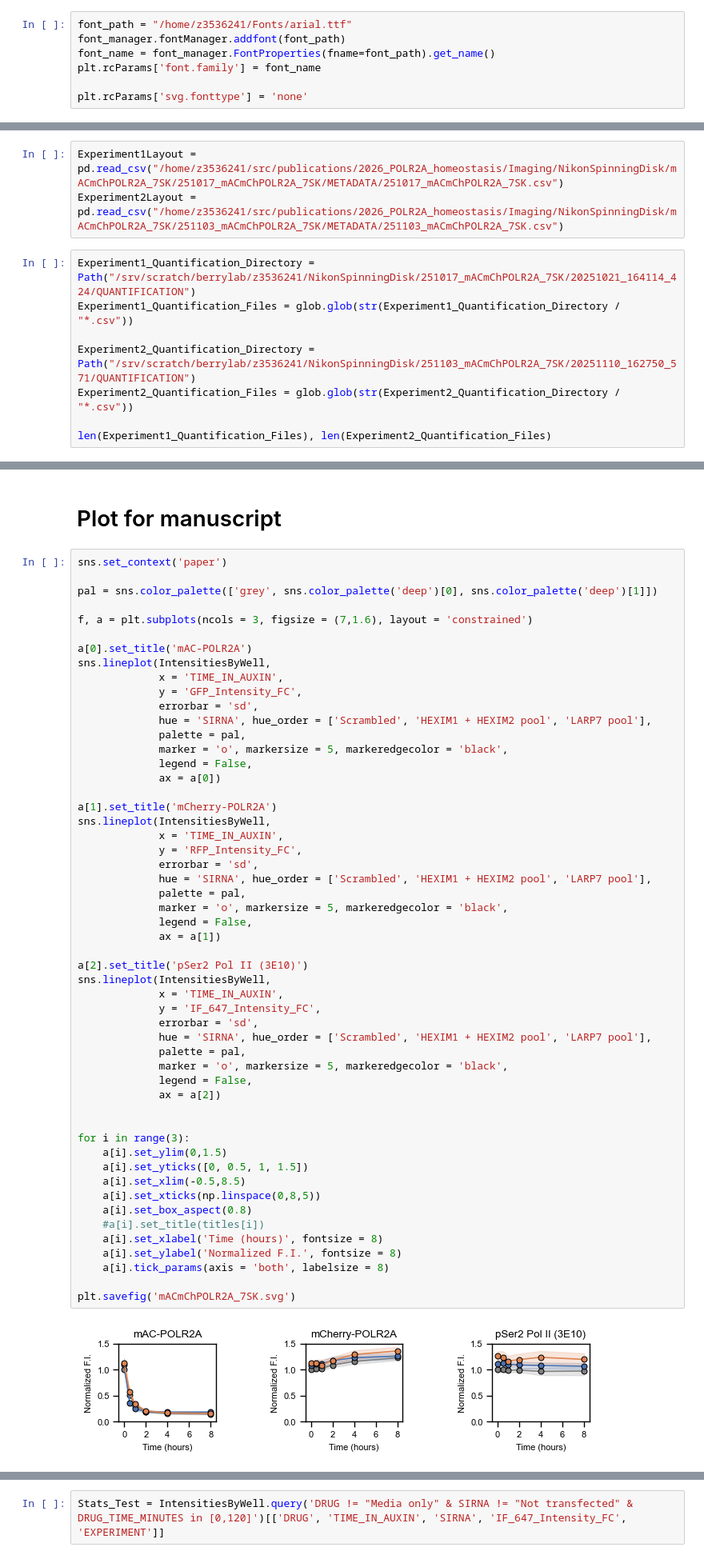
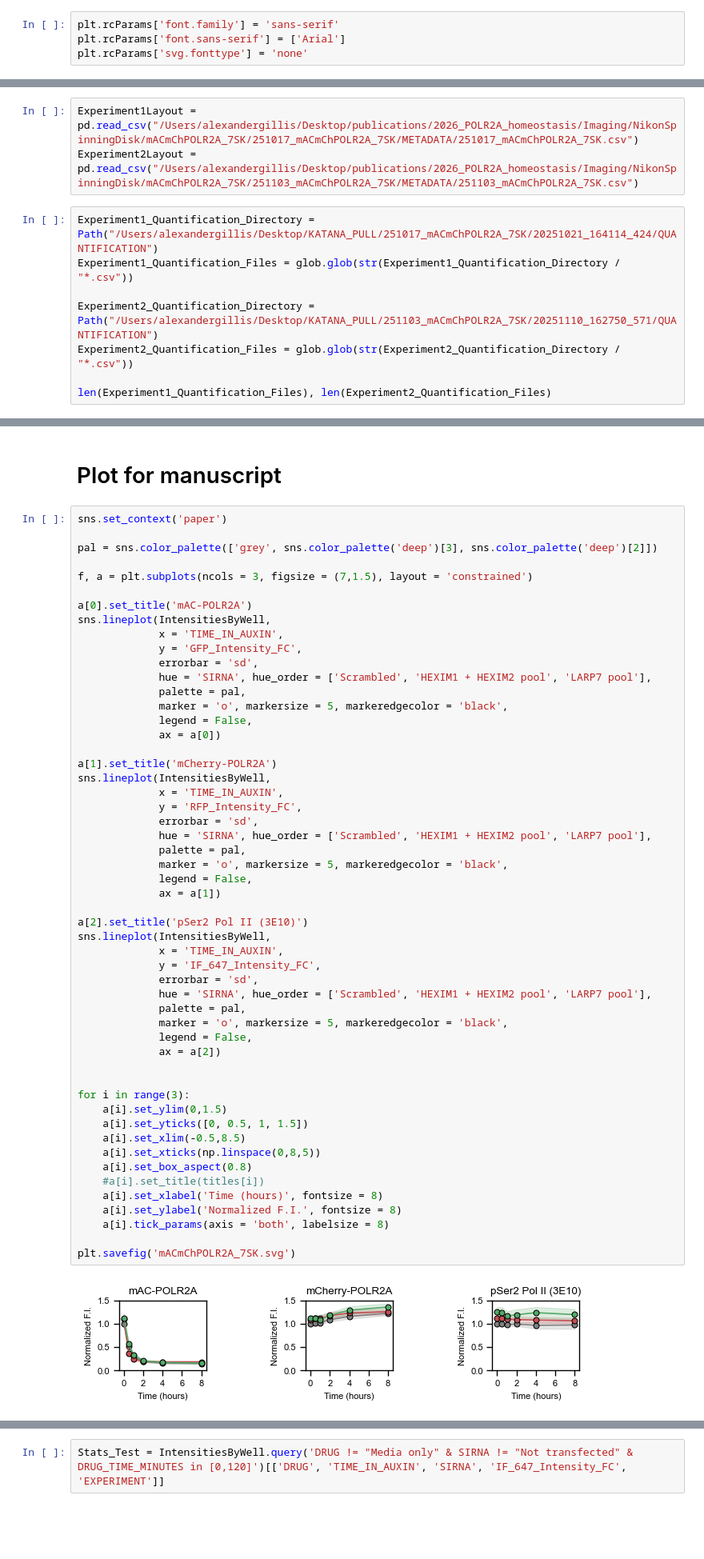
Before and after one commit to berrygroup/publications, a Jupyter notebook: 2026_POLR2A_homeostasis/Imaging/NikonSpinningDisk/mACmChPOLR2A_7SK/mACmChPOLR2A_7SK.ipynb, the cells around one changed output, grey strips where cells are left out. Shown at 80% size. Saved outputs shown, nothing was run; the diff lists cells and outputs as text; blank space fills up the shorter version.

```diff
--- a/2026_POLR2A_homeostasis/Imaging/NikonSpinningDisk/mACmChPOLR2A_7SK/mACmChPOLR2A_7SK.ipynb
+++ b/2026_POLR2A_homeostasis/Imaging/NikonSpinningDisk/mACmChPOLR2A_7SK/mACmChPOLR2A_7SK.ipynb
@@ -21,20 +19,17 @@ import matplotlib.font_manager as font_manager
 # %%
-font_path = "/home/z3536241/Fonts/arial.ttf"
-font_manager.fontManager.addfont(font_path)
-font_name = font_manager.FontProperties(fname=font_path).get_name()
-plt.rcParams['font.family'] = font_name
-
+plt.rcParams['font.family'] = 'sans-serif'
+plt.rcParams['font.sans-serif'] = ['Arial']
 plt.rcParams['svg.fonttype'] = 'none'
 # %% [markdown]
 ## load layout from file, and plot to check
 # %%
-Experiment1Layout = pd.read_csv("/home/z3536241/src/publications/2026_POLR2A_homeostasis/Imaging/NikonSpinningDisk/mACmChPOLR2A_7SK/251017_mACmChPOLR2A_7SK/METADATA/251017_mACmChPOLR2A_7SK.csv")
-Experiment2Layout = pd.read_csv("/home/z3536241/src/publications/2026_POLR2A_homeostasis/Imaging/NikonSpinningDisk/mACmChPOLR2A_7SK/251103_mACmChPOLR2A_7SK/METADATA/251103_mACmChPOLR2A_7SK.csv")
+Experiment1Layout = pd.read_csv("/Users/alexandergillis/Desktop/publications/2026_POLR2A_homeostasis/Imaging/NikonSpinningDisk/mACmChPOLR2A_7SK/251017_mACmChPOLR2A_7SK/METADATA/251017_mACmChPOLR2A_7SK.csv")
+Experiment2Layout = pd.read_csv("/Users/alexandergillis/Desktop/publications/2026_POLR2A_homeostasis/Imaging/NikonSpinningDisk/mACmChPOLR2A_7SK/251103_mACmChPOLR2A_7SK/METADATA/251103_mACmChPOLR2A_7SK.csv")
 # %%
-Experiment1_Quantification_Directory = Path("/srv/scratch/berrylab/z3536241/NikonSpinningDisk/251017_mACmChPOLR2A_7SK/20251021_164114_424/QUANTIFICATION")
+Experiment1_Quantification_Directory = Path("/Users/alexandergillis/Desktop/KATANA_PULL/251017_mACmChPOLR2A_7SK/20251021_164114_424/QUANTIFICATION")
 Experiment1_Quantification_Files = glob.glob(str(Experiment1_Quantification_Directory / "*.csv"))
 
-Experiment2_Quantification_Directory = Path("/srv/scratch/berrylab/z3536241/NikonSpinningDisk/251103_mACmChPOLR2A_7SK/20251110_162750_571/QUANTIFICATION")
+Experiment2_Quantification_Directory = Path("/Users/alexandergillis/Desktop/KATANA_PULL/251103_mACmChPOLR2A_7SK/20251110_162750_571/QUANTIFICATION")
 Experiment2_Quantification_Files = glob.glob(str(Experiment2_Quantification_Directory / "*.csv"))
 
 len(Experiment1_Quantification_Files), len(Experiment2_Quantification_Files)
@@ -367,9 +362,9 @@ g.add_legend()
 # %%
 sns.set_context('paper')
 
-pal = sns.color_palette(['grey', sns.color_palette('deep')[0], sns.color_palette('deep')[1]])
+pal = sns.color_palette(['grey', sns.color_palette('deep')[3], sns.color_palette('deep')[2]])
 
-f, a = plt.subplots(ncols = 3, figsize = (7,1.6), layout = 'constrained')
+f, a = plt.subplots(ncols = 3, figsize = (7,1.5), layout = 'constrained')
 
 a[0].set_title('mAC-POLR2A')
 sns.lineplot(IntensitiesByWell,
@@ -391,31 +386,31 @@ sns.lineplot(IntensitiesByWell,
              palette = pal,
              marker = 'o', markersize = 5, markeredgecolor = 'black',
              legend = False,
              ax = a[1])
 
 a[2].set_title('pSer2 Pol II (3E10)')
 sns.lineplot(IntensitiesByWell,
              x = 'TIME_IN_AUXIN',
              y = 'IF_647_Intensity_FC',
              errorbar = 'sd',
              hue = 'SIRNA', hue_order = ['Scrambled', 'HEXIM1 + HEXIM2 pool', 'LARP7 pool'],
              palette = pal,
              marker = 'o', markersize = 5, markeredgecolor = 'black',
              legend = False,
              ax = a[2])
 
 
 for i in range(3):
     a[i].set_ylim(0,1.5)
     a[i].set_yticks([0, 0.5, 1, 1.5])
     a[i].set_xlim(-0.5,8.5)
     a[i].set_xticks(np.linspace(0,8,5))
     a[i].set_box_aspect(0.8)
     #a[i].set_title(titles[i])
     a[i].set_xlabel('Time (hours)', fontsize = 8)
     a[i].set_ylabel('Normalized F.I.', fontsize = 8)
     a[i].tick_params(axis = 'both', labelsize = 8)
 
 plt.savefig('mACmChPOLR2A_7SK.svg')
 # %% [output]
-[figure, old version]
+[figure, new version]
```
Also changed, not shown: parts of 7 cells of this notebook, 17 other files.
